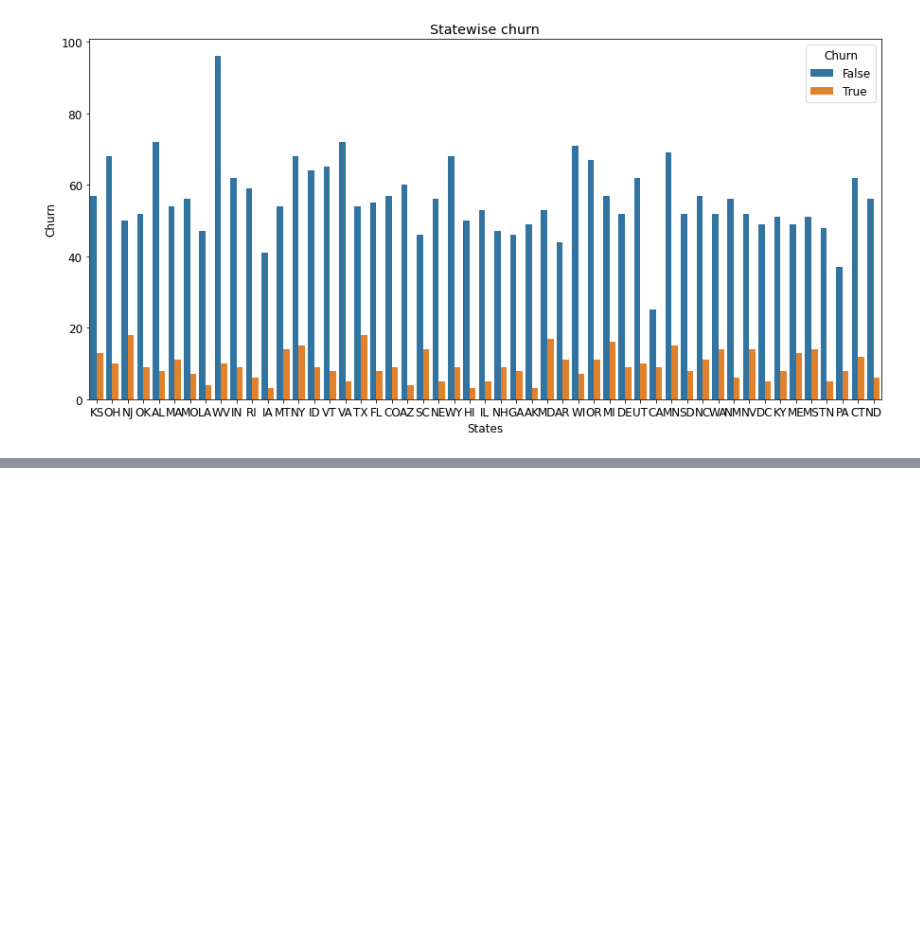
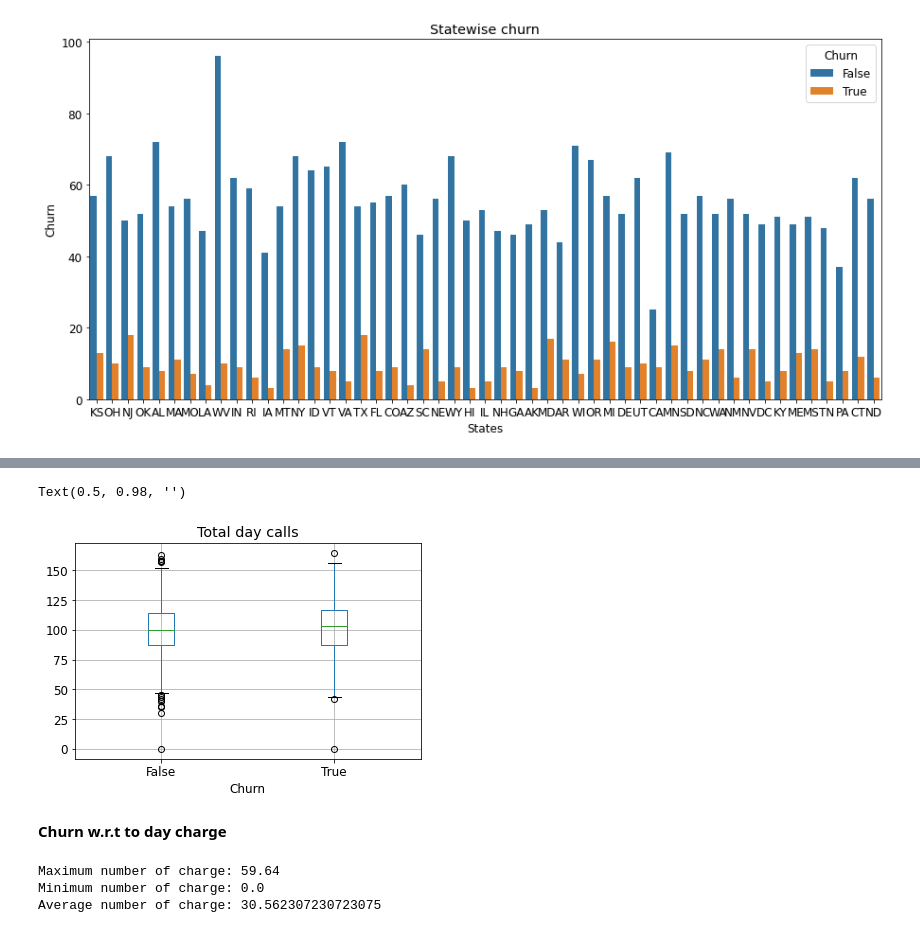
Before and after one commit to Ka275578/telecom_churn_analysis, a Jupyter notebook: telecom_churn_analysis.ipynb, the cells around one changed output, grey strips where cells are left out. Drawn from its saved outputs; the diff is of its cells as text; code cells hidden in the pictures; blank space fills up the shorter version.

```diff
--- a/telecom_churn_analysis.ipynb
+++ b/telecom_churn_analysis.ipynb
@@ -220,0 +299,17 @@ plt.show()
+# %%
+plt.show()
+df.boxplot(column='Total day calls',  by='Churn')
+plt.suptitle('')
+# %% [output]
+Text(0.5, 0.98, '')
+[figure, added]
+# %% [markdown]
+**Churn w.r.t to day charge**
+# %%
+print('Maximum number of charge:',df['Total day charge'].max())
+print('Minimum number of charge:',df['Total day charge'].min())
+print('Average number of charge:',df['Total day charge'].mean())
+# %% [output]
+Maximum number of charge: 59.64
+Minimum number of charge: 0.0
+Average number of charge: 30.562307230723075
```
Also changed, not shown: parts of 50 cells of this notebook.
